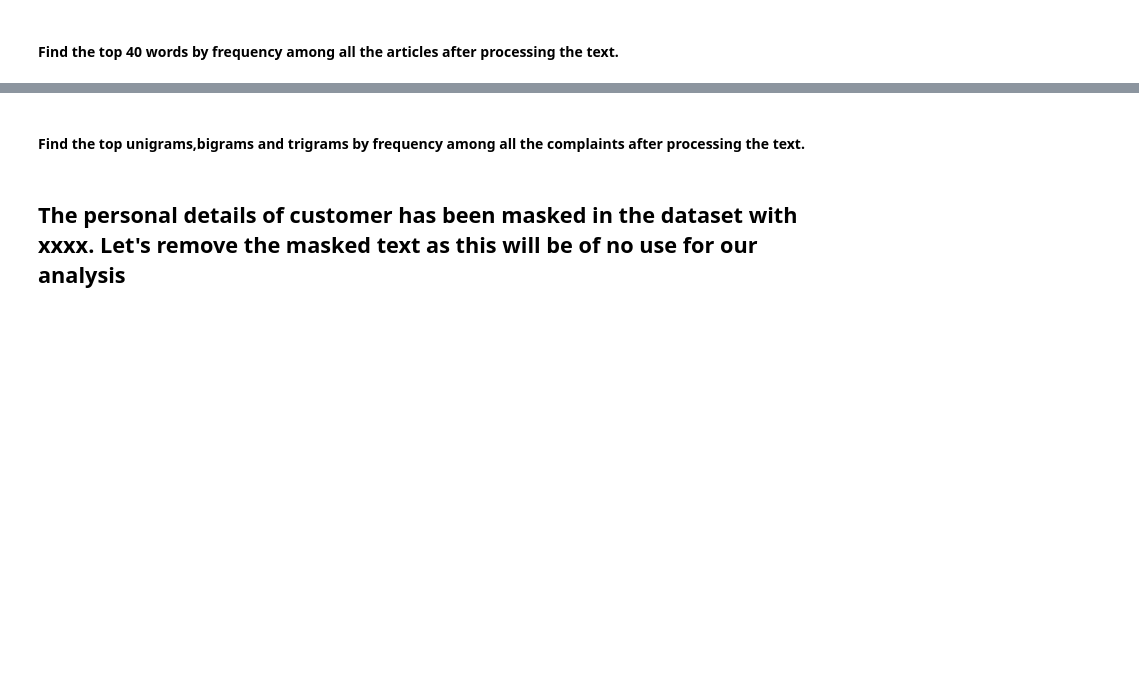
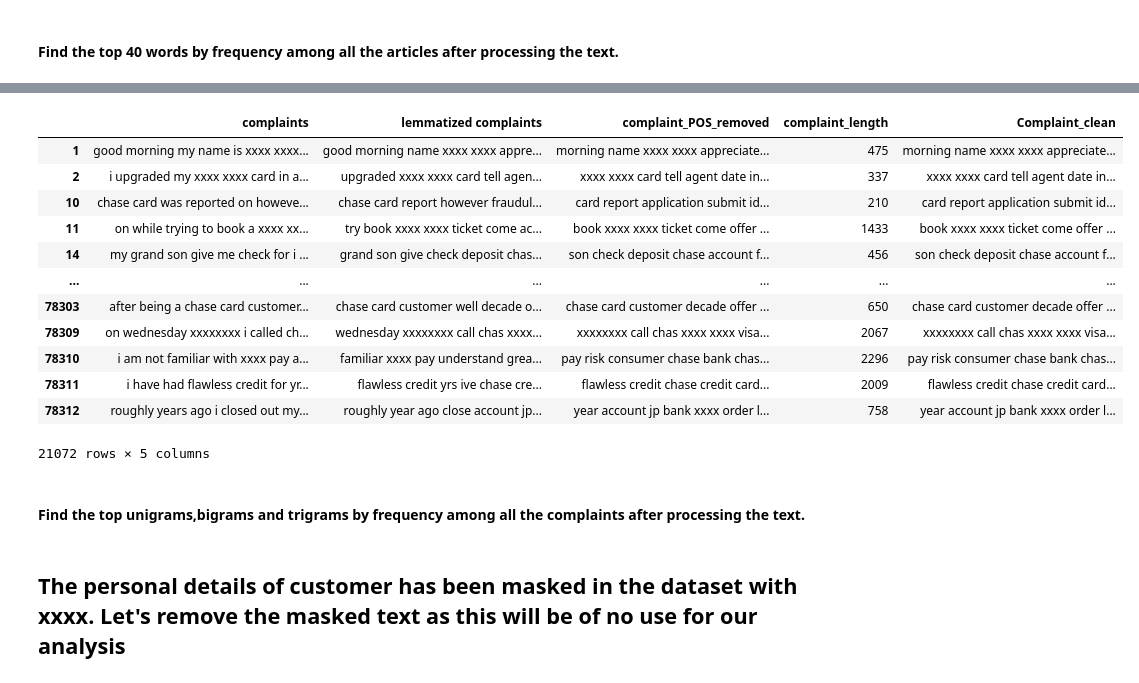
Before and after one commit to santoshramakumar/Automatic-Ticket-Classification-, a Jupyter notebook: Automatic_Ticket_Classification_Assignment.ipynb, the cells around one changed output, grey strips where cells are left out. Saved outputs shown, nothing was run; the diff lists cells and outputs as text; code cells hidden in the pictures; blank space fills up the shorter version.

```diff
--- a/Automatic_Ticket_Classification_Assignment.ipynb
+++ b/Automatic_Ticket_Classification_Assignment.ipynb
@@ -447,3 +507,19 @@ df_clean['Complaint_clean'] = df_clean['complaint_POS_removed'].str.replace('-PR
+# %%
+df_clean
+# %% [output]
+|  | complaints | lemmatized complaints | complaint_POS_removed | complaint_length | Complaint_clean |
+| 1 | good morning my name is xxxx xxxx... | good morning name xxxx xxxx appre... | morning name xxxx xxxx appreciate... | 475 | morning name xxxx xxxx appreciate... |
+| 2 | i upgraded my xxxx xxxx card in a... | upgraded xxxx xxxx card tell agen... | xxxx xxxx card tell agent date in... | 337 | xxxx xxxx card tell agent date in... |
+| 10 | chase card was reported on howeve... | chase card report however fraudul... | card report application submit id... | 210 | card report application submit id... |
+| 11 | on while trying to book a xxxx xx... | try book xxxx xxxx ticket come ac... | book xxxx xxxx ticket come offer ... | 1433 | book xxxx xxxx ticket come offer ... |
+| 14 | my grand son give me check for i ... | grand son give check deposit chas... | son check deposit chase account f... | 456 | son check deposit chase account f... |
+| ... | ... | ... | ... | ... | ... |
+| 78303 | after being a chase card customer... | chase card customer well decade o... | chase card customer decade offer ... | 650 | chase card customer decade offer ... |
+| 78309 | on wednesday xxxxxxxx i called ch... | wednesday xxxxxxxx call chas xxxx... | xxxxxxxx call chas xxxx xxxx visa... | 2067 | xxxxxxxx call chas xxxx xxxx visa... |
+| 78310 | i am not familiar with xxxx pay a... | familiar xxxx pay understand grea... | pay risk consumer chase bank chas... | 2296 | pay risk consumer chase bank chas... |
+| 78311 | i have had flawless credit for yr... | flawless credit yrs ive chase cre... | flawless credit chase credit card... | 2009 | flawless credit chase credit card... |
+| 78312 | roughly years ago i closed out my... | roughly year ago close account jp... | year account jp bank xxxx order l... | 758 | year account jp bank xxxx order l... |
+21072 rows × 5 columns
 # %% [markdown]
 #### Find the top unigrams,bigrams and trigrams by frequency among all the complaints after processing the text.
 # %%
```
Also changed, not shown: parts of 35 cells of this notebook.
